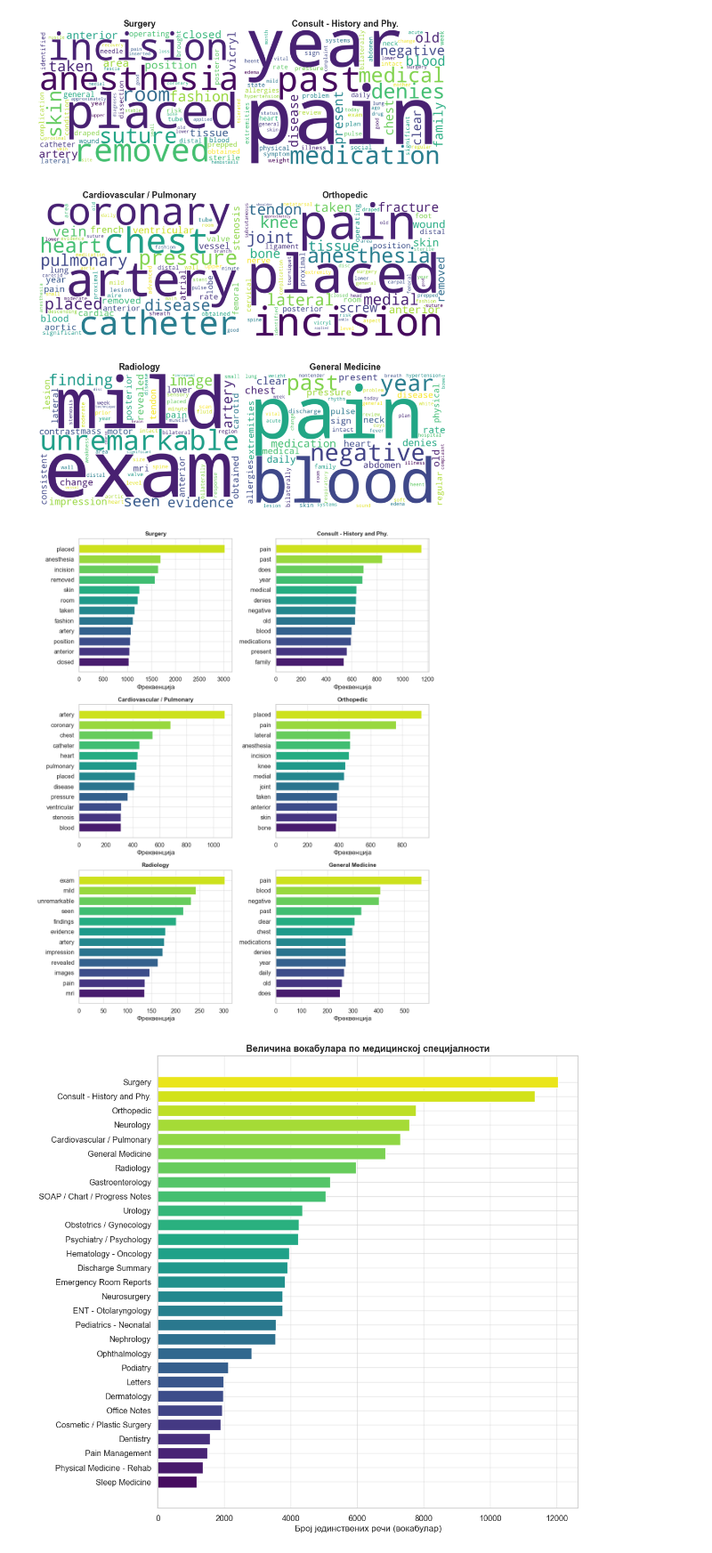
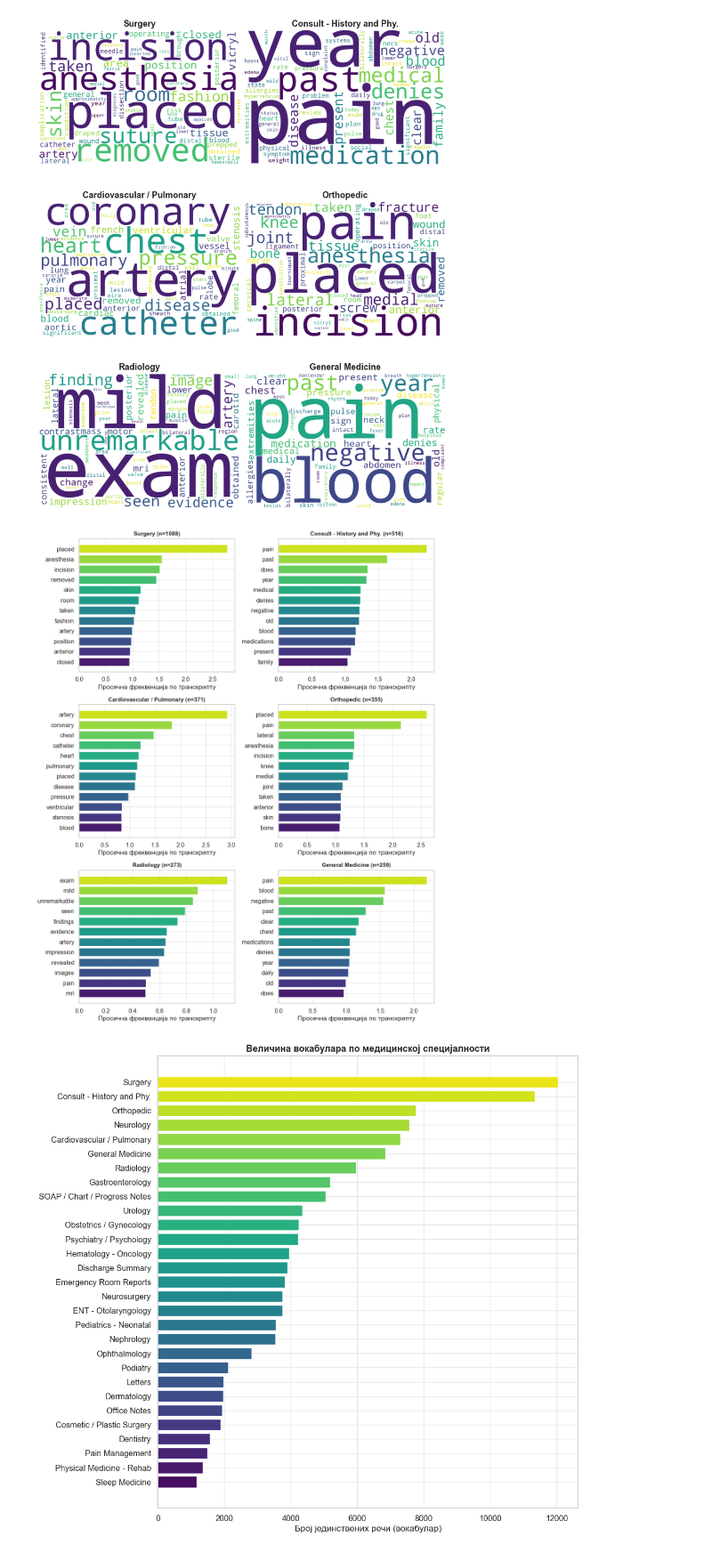
Before and after one commit to mileusnicmilica/Medical-Transcription-Intelligence-System, a Jupyter notebook: notebook/visualisations.ipynb, the cells around one changed output. Shown at 89% size. Saved outputs shown, nothing was run; the diff lists cells and outputs as text; code cells hidden in the pictures.

```diff
--- a/notebook/visualisations.ipynb
+++ b/notebook/visualisations.ipynb
@@ -288,22 +288,30 @@ plt.show()
 # %% [output]
 [figure]
 # %%
+top6 = df["medical_specialty"].value_counts().head(6).index.tolist()
+
 fig, axes = plt.subplots(3, 2, figsize=(11, 13.5))
 axes = axes.flatten()
 
 for i, spec in enumerate(top6):
-    toks = sum(df.loc[df["medical_specialty"] == spec, "tokens"].tolist(), [])
+    sub = df.loc[df["medical_specialty"] == spec, "tokens"]
+    n_docs = len(sub)
+
+    toks = sum(sub.tolist(), [])
     common = Counter(toks).most_common(12)
     words, freqs = zip(*common[::-1])
-    axes[i].barh(words, freqs, color=sns.color_palette(PALETTE, 12))
-    axes[i].set_title(spec, fontsize=11, fontweight="bold")
-    axes[i].set_xlabel("Фреквенција")
+
+    freqs_norm = [f / n_docs for f in freqs]
+
+    axes[i].barh(words, freqs_norm, color=sns.color_palette(PALETTE, 12))
+    axes[i].set_title(f"{spec} (n={n_docs})", fontsize=11, fontweight="bold")
+    axes[i].set_xlabel("Просечна фреквенција по транскрипту")
 
 plt.tight_layout()
 savefig(fig, "08_top_termini_po_specijalnosti.png")
 plt.show()
 # %% [output]
-[figure, old version]
+[figure, new version]
 # %%
 vocab_by_spec = df.groupby("medical_specialty")["tokens"].apply(lambda lists: len(set(sum(lists, [])))).sort_values(ascending=True)
 
```
Also changed, not shown: parts of 8 cells of this notebook, 20 other files.
